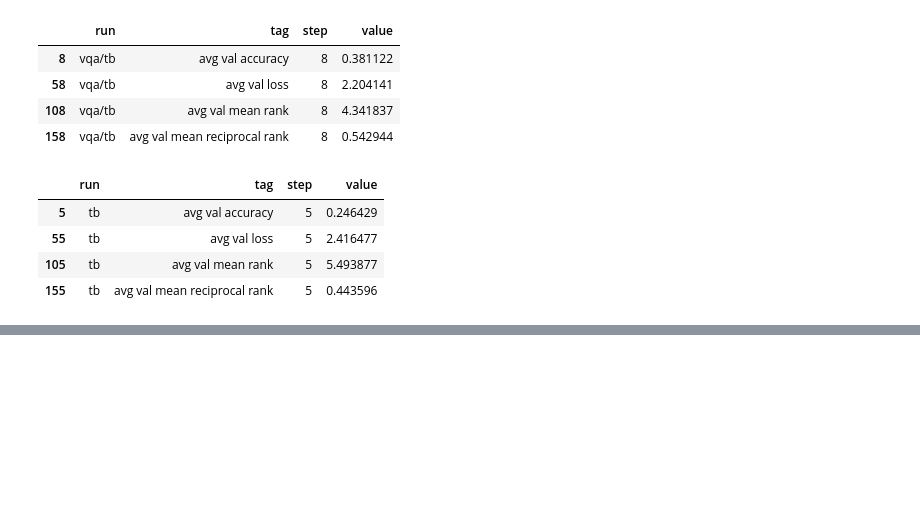
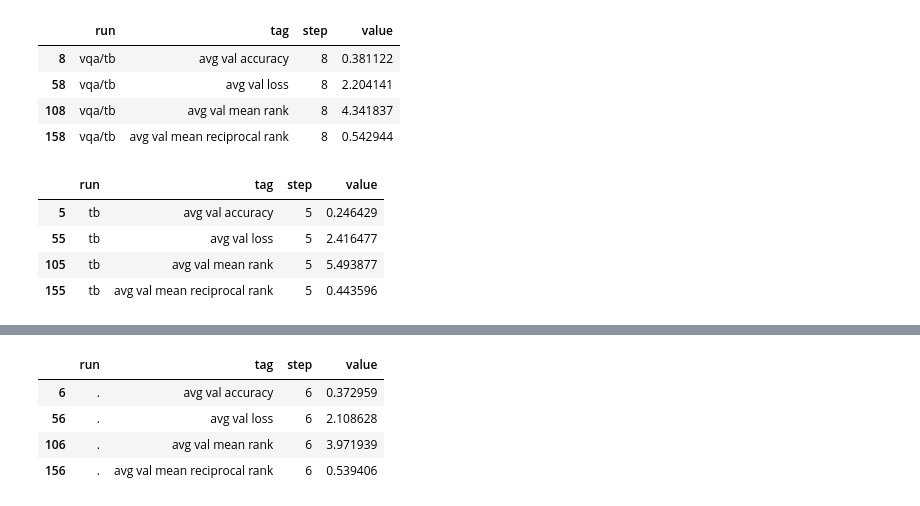
Before and after one commit to YasMME/thesisproj, a Jupyter notebook: TensorboardResultsAnalysis.ipynb, the cells around one changed output, grey strips where cells are left out. Cells and saved outputs as stored; diff of their text form; code cells hidden in the pictures; blank space fills up the shorter version.

```diff
--- a/TensorboardResultsAnalysis.ipynb
+++ b/TensorboardResultsAnalysis.ipynb
@@ -172,0 +215,8 @@ get_minimum_row(blindfolded_df, 'avg val loss')
+# %%
+get_minimum_row(category_df, 'avg val loss')
+# %% [output]
+|  | run | tag | step | value |
+| 6 | . | avg val accuracy | 6 | 0.372959 |
+| 56 | . | avg val loss | 6 | 2.108628 |
+| 106 | . | avg val mean rank | 6 | 3.971939 |
+| 156 | . | avg val mean reciprocal rank | 6 | 0.539406 |
```
Also changed, not shown: parts of 7 cells of this notebook, 27 other files.
